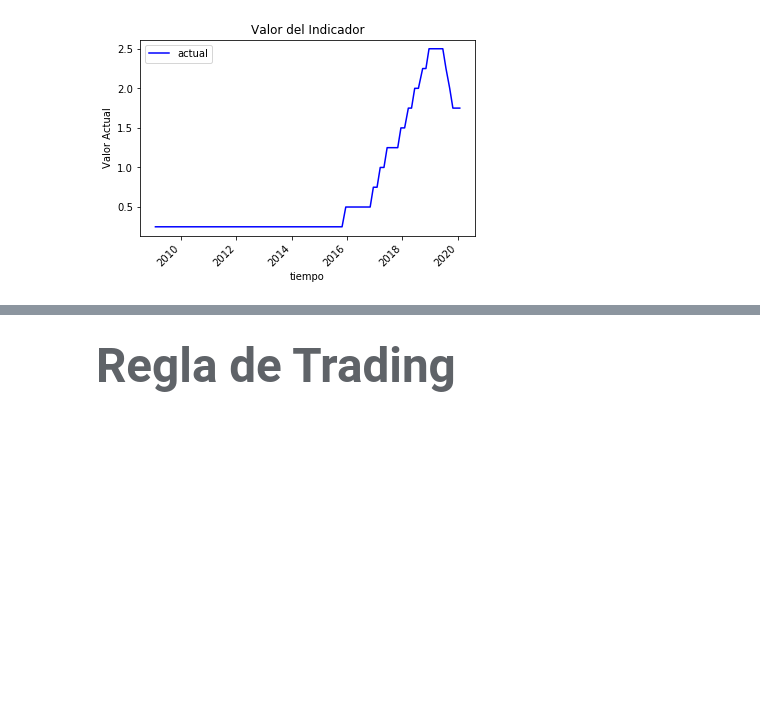
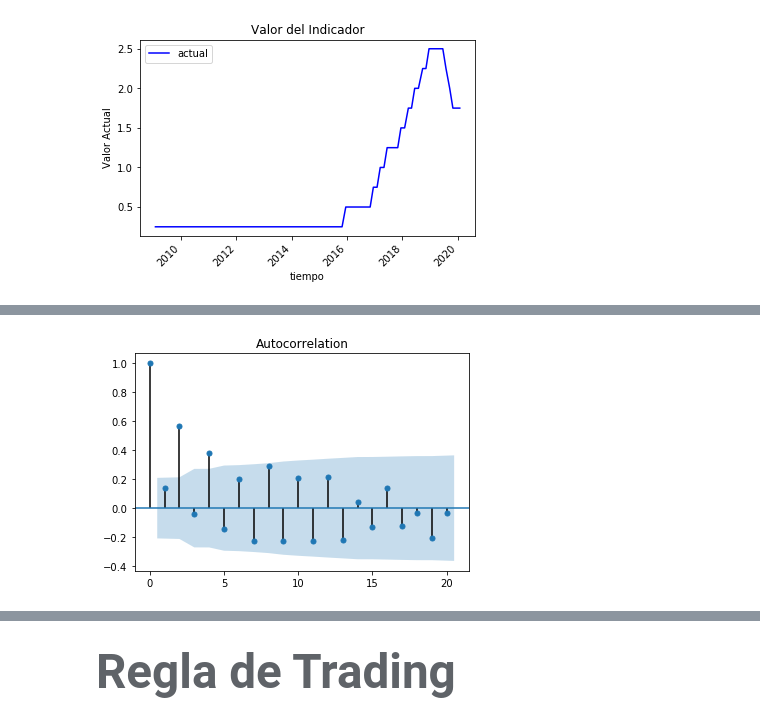
Before and after one commit to ferpinedot/ProyectoFinal_MST, a Jupyter notebook: Proyecto_equipo5.ipynb, the cells around one changed output, grey strips where cells are left out. Saved outputs shown, nothing was run; the diff lists cells and outputs as text; code cells hidden in the pictures; blank space fills up the shorter version.

```diff
--- a/Proyecto_equipo5.ipynb
+++ b/Proyecto_equipo5.ipynb
@@ -533,0 +549,4 @@ Por lo que en se rechaza la hipótesis nula y se acepta la hipótesis alternativ
+# %%
+vn.v_fac_estac(datos)
+# %% [output]
+[figure, added]
```
Also changed, not shown: parts of 80 cells of this notebook.
